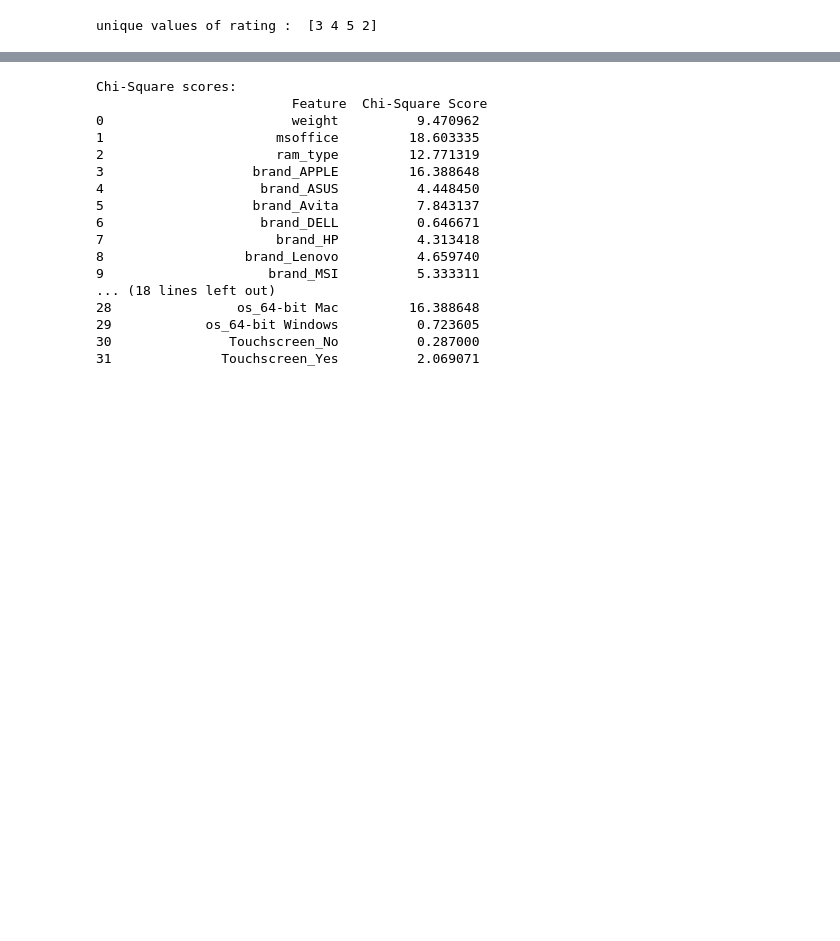
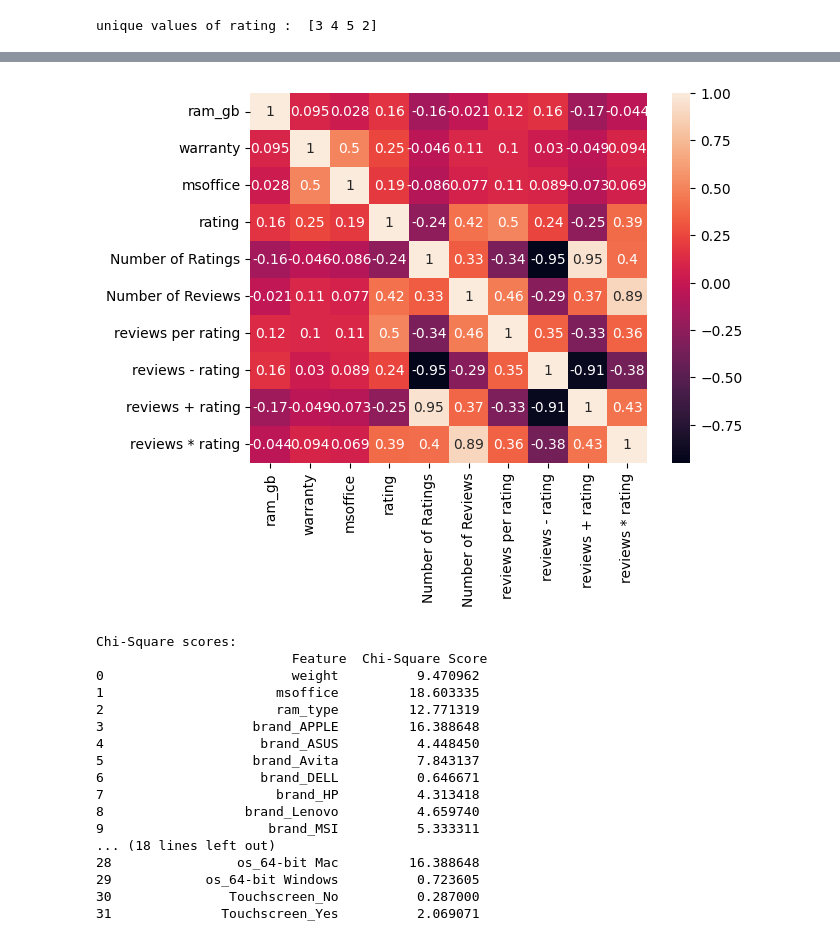
Before and after one commit to EsraaAlii/Electronic-Device-Rating-Prediction, a Jupyter notebook: electronics.ipynb, the cells around one changed output, grey strips where cells are left out. Cells and saved outputs as stored; diff of their text form; code cells hidden in the pictures; blank space fills up the shorter version.

```diff
--- a/electronics.ipynb
+++ b/electronics.ipynb
@@ -344,3 +373,8 @@ plt.show()
+# %%
+sns.heatmap(electro[top_feature.index].corr(),annot=True)
+plt.show()
+# %% [output]
+[figure, added]
 # %%
 Y=electro['rating']
 top_feature = top_feature.drop('rating')
```
Also changed, not shown: parts of 19 cells of this notebook, 1 other file.
